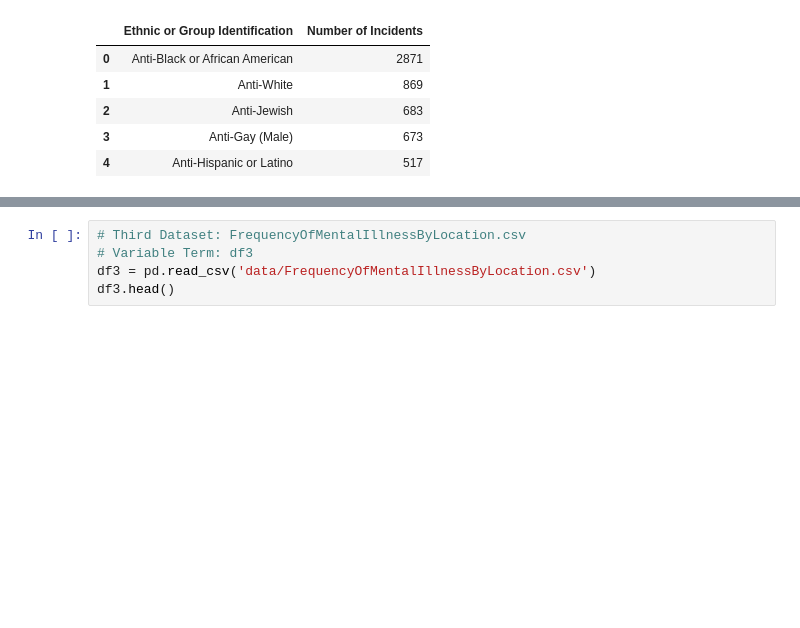
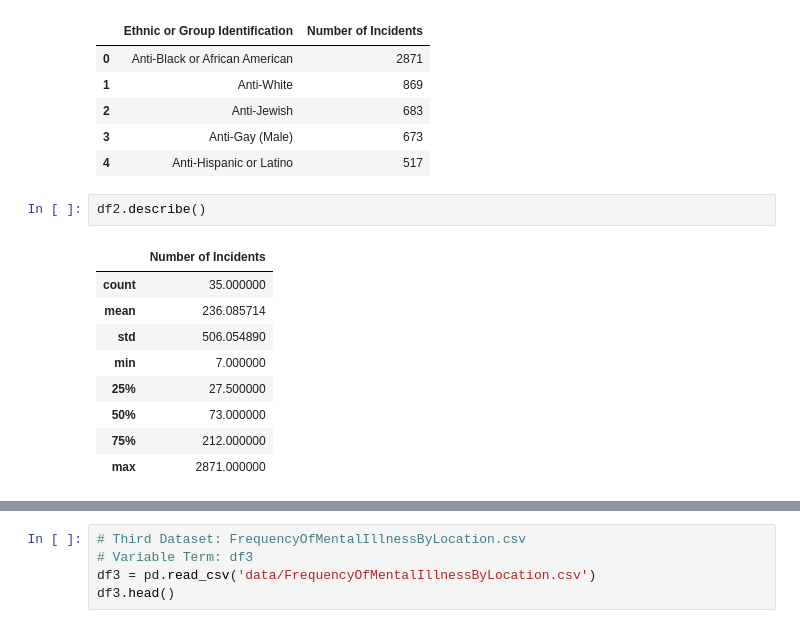
Before and after one commit to IT4063C-Fall22/final-project-AirPro, a Jupyter notebook: source.ipynb, the cells around one changed output, grey strips where cells are left out. Saved outputs shown, nothing was run; the diff lists cells and outputs as text; blank space fills up the shorter version.

```diff
--- a/source.ipynb
+++ b/source.ipynb
@@ -112,3 +130,15 @@ df2.head()
 | 2 | Anti-Jewish | 683 |
 | 3 | Anti-Gay (Male) | 673 |
 | 4 | Anti-Hispanic or Latino | 517 |
+# %%
+df2.describe()
+# %% [output]
+|  | Number of Incidents |
+| count | 35.000000 |
+| mean | 236.085714 |
+| std | 506.054890 |
+| min | 7.000000 |
+| 25% | 27.500000 |
+| 50% | 73.000000 |
+| 75% | 212.000000 |
+| max | 2871.000000 |
```
Also changed, not shown: parts of 15 cells of this notebook.
